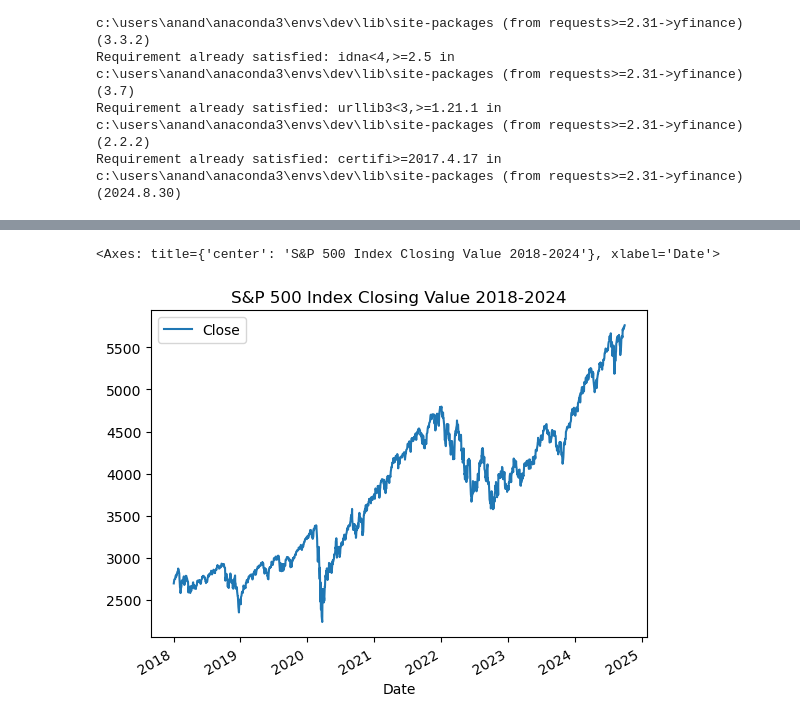
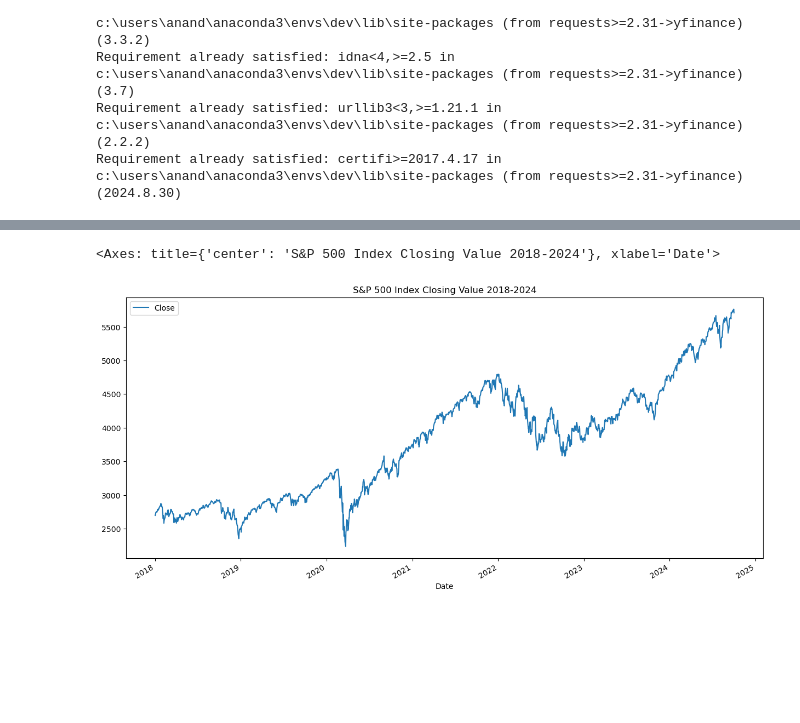
Before and after one commit to KingCam12/Project1_Group3, a Jupyter notebook: project1_group3.ipynb, the cells around one changed output, grey strips where cells are left out. Cells and saved outputs as stored; diff of their text form; code cells hidden in the pictures; blank space fills up the shorter version.

```diff
--- a/project1_group3.ipynb
+++ b/project1_group3.ipynb
@@ -161,9 +128,9 @@ Date
 # %%
 # Import Data
-microsoft_path = Path("Resources/MSFT.csv")
-google_path = Path("Resources/GOOGL.csv")
-apple_path = Path("Resources/AAPL.csv")
-facebook_path = Path("Resources/META.csv")
-sp500_path = Path("Resources/sp500.csv")
+apple_path = Path("AAPL.csv")
+google_path = Path("GOOGL.csv")
+microsoft_path = Path("MSFT.csv")
+facebook_path = Path("META.csv")
+sp500_path = Path("sp500.csv")
 # %%
 # Read stock data and index by date
@@ -265,3 +246,7 @@ sp500_data
 # %%
 # Rename S&P500 column to Close
 sp500_data = sp500_data.rename(columns={"S&P500": "Close"})
+# %%
+# Slice S&P 500 data from 2018-01-01 to 2024-10-01
+sp500_data_2018_2024 = sp500_data.loc['2018-01-01':'2024-10-01']
+sp500_data_2018_2024
@@ -268,9 +268,8 @@ sp500_data = sp500_data.rename(columns={"S&P500": "Close"})
 # %%
 # Plot the closing value of S&P 500 stock index
-sp500_data_2018_2024 = sp500_data.loc["2018-01-01":"2024-09-30"]
-sp500_data_2018_2024.plot(title="S&P 500 Index Closing Value 2018-2024")
+sp500_data_2018_2024.plot(title="S&P 500 Index Closing Value 2018-2024", figsize=(15,7))
 # %% [output]
 <Axes: title={'center': 'S&P 500 Index Closing Value 2018-2024'}, xlabel='Date'>
-[figure, old version]
+[figure, new version]
 # %%
 # Join by Columns and add stock tocker as the key
```
Also changed, not shown: parts of 41 cells of this notebook.
